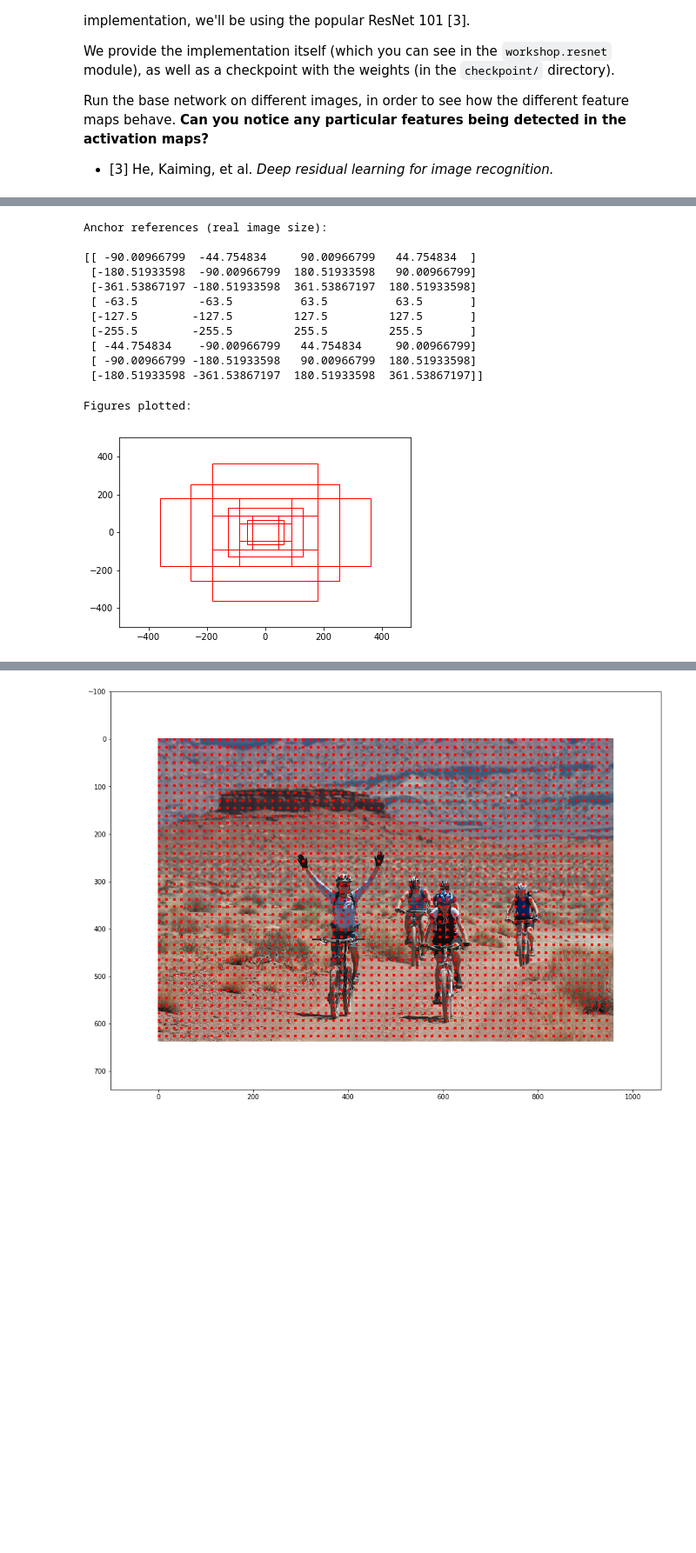
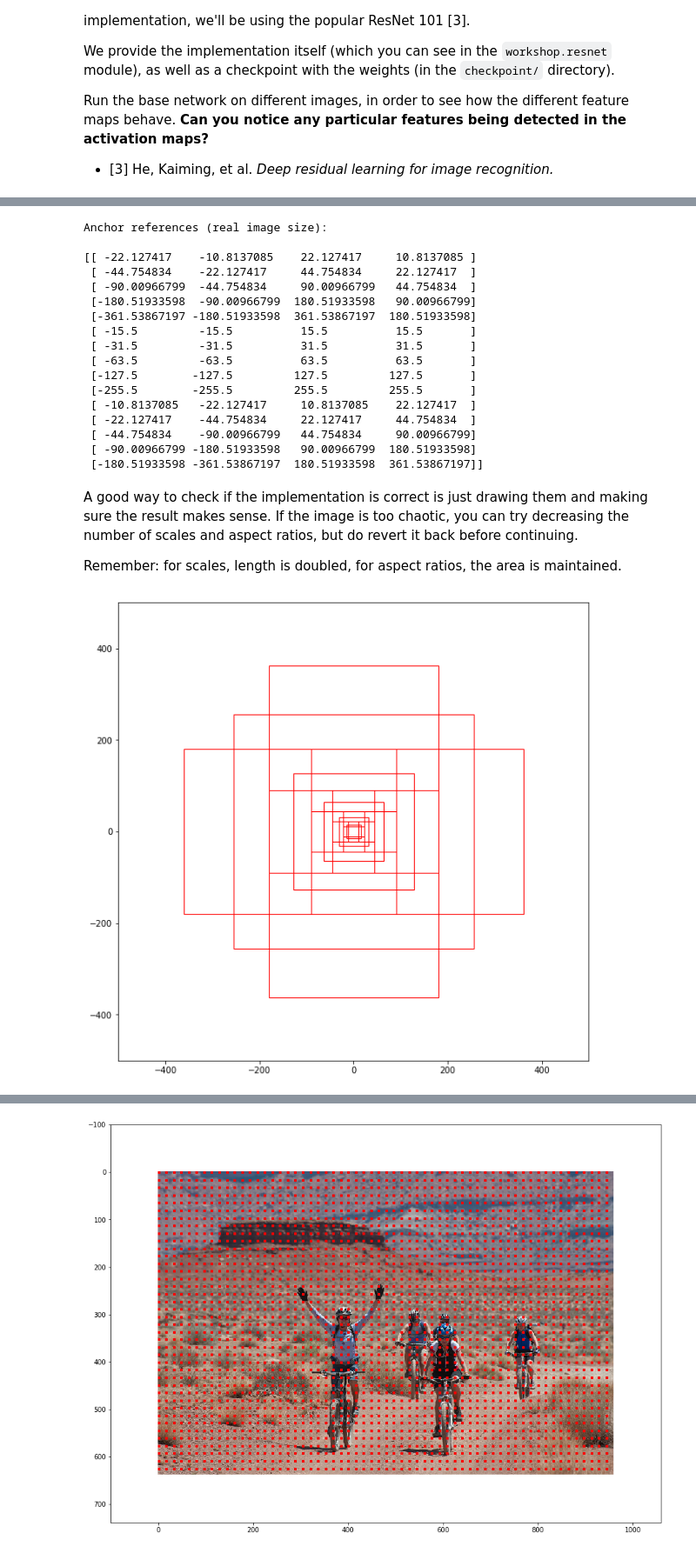
Before and after one commit to ipacheco-uy/object-detection-workshop, a Jupyter notebook: Implementing Faster R-CNN.ipynb, the cells around one changed output, grey strips where cells are left out. Shown at 87% size. Saved outputs shown, nothing was run; the diff lists cells and outputs as text; code cells hidden in the pictures; blank space fills up the shorter version.

```diff
--- a/Implementing Faster R-CNN.ipynb
+++ b/Implementing Faster R-CNN.ipynb
@@ -178,23 +186,26 @@ TODO:
 # %%
 def generate_anchors_reference(base_size, aspect_ratios, scales):
-    """Generate base anchor to be used as reference of generating all anchors.
+    """Generate base set of anchors to be used as reference for all anchors.
 
     Anchors vary only in width and height. Using the base_size and the
-    different ratios we can calculate the wanted widths and heights.
+    different ratios we can calculate the desired widths and heights.
 
-    Scales apply to area of object.
+    Aspect ratios maintain the area of the anchors, while scales apply to the
+    length of it (and thus affect it squared).
 
     Args:
         base_size (int): Base size of the base anchor (square).
         aspect_ratios: Ratios to use to generate different anchors. The ratio
             is the value of height / width.
-        scales: Scaling ratios applied to area.
+        scales: Scaling ratios applied to length.
 
     Returns:
         anchors: Numpy array with shape (total_aspect_ratios * total_scales, 4)
             with the corner points of the reference base anchors using the
             convention (x_min, y_min, x_max, y_max).
     """
+
+    # See: np.meshgrid, np.stack (no son imprescindibles).
 
     ####
     # Fill this function below, paying attention to the docstring.
@@ -230,7 +241,7 @@ def generate_anchors_reference(base_size, aspect_ratios, scales):
 references = generate_anchors_reference(
     256,  # Base size.
     [0.5, 1, 2],  # Aspect ratios.
-    [0.5, 1, 2],  # Scales.
+    [0.125, 0.25, 0.5, 1, 2],  # Scales.
 )
 
 print('Anchor references (real image size):')
@@ -239,36 +250,43 @@ print(references)
 # %% [output]
 Anchor references (real image size):
 
-[[ -90.00966799  -44.754834     90.00966799   44.754834  ]
+[[ -22.127417    -10.8137085    22.127417     10.8137085 ]
+ [ -44.754834    -22.127417     44.754834     22.127417  ]
+ [ -90.00966799  -44.754834     90.00966799   44.754834  ]
  [-180.51933598  -90.00966799  180.51933598   90.00966799]
  [-361.53867197 -180.51933598  361.53867197  180.51933598]
+ [ -15.5         -15.5          15.5          15.5       ]
+ [ -31.5         -31.5          31.5          31.5       ]
  [ -63.5         -63.5          63.5          63.5       ]
  [-127.5        -127.5         127.5         127.5       ]
  [-255.5        -255.5         255.5         255.5       ]
+ [ -10.8137085   -22.127417     10.8137085    22.127417  ]
+ [ -22.127417    -44.754834     22.127417     44.754834  ]
  [ -44.754834    -90.00966799   44.754834     90.00966799]
  [ -90.00966799 -180.51933598   90.00966799  180.51933598]
  [-180.51933598 -361.53867197  180.51933598  361.53867197]]
+# %% [markdown]
+A good way to check if the implementation is correct is just drawing them and making sure the result makes sense. If the image is too chaotic, you can try decreasing the number of scales and aspect ratios, but do revert it back before continuing.
+
+Remember: for scales, length is doubled, for aspect ratios, the area is maintained.
 # %%
-print('Figures plotted:')
-
-fig, ax = plt.subplots(1)
+fig, ax = plt.subplots(1, figsize=(10, 10))
 
 for ref_idx in range(references.shape[0]):
     x_min, y_min, x_max, y_max = references[ref_idx, :]
     rect = matplotlib.patches.Rectangle(
         (x_min, -y_max),
         x_max - x_min,
         y_max - y_min,
         linewidth=1,
         edgecolor='r',
         facecolor='none'
     )
     ax.add_patch(rect)
 
     ax.set_xlim([-500, 500])
     ax.set_ylim([-500, 500])
 
 plt.show()
 # %% [output]
-Figures plotted:
-[figure, old version]
+[figure, new version]
```
Also changed, not shown: parts of 34 cells of this notebook.
